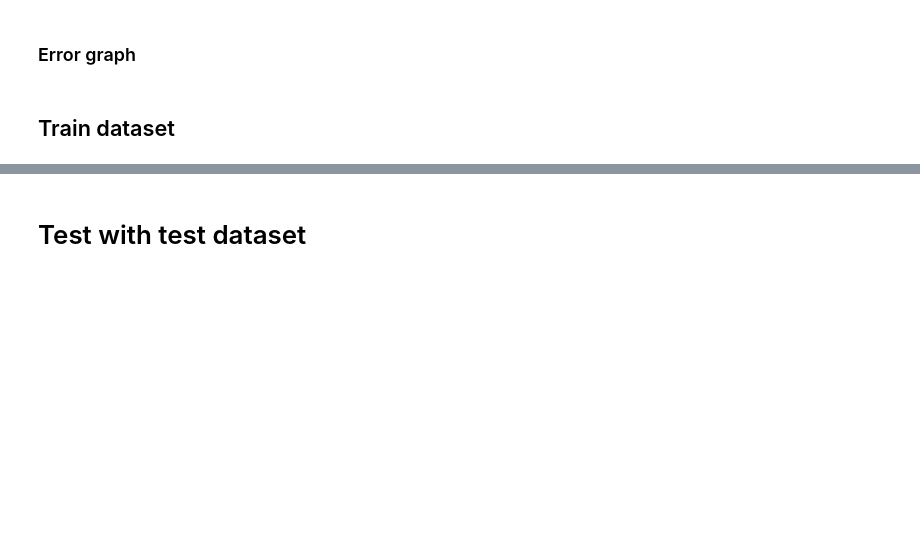
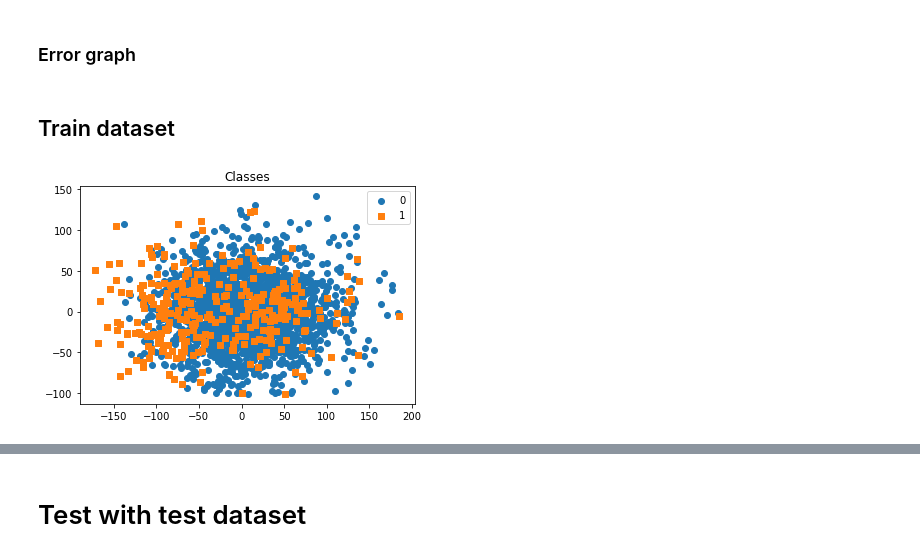
Before and after one commit to aschmirthan/TDT4173_project, a Jupyter notebook: KNN.ipynb, the cells around one changed output, grey strips where cells are left out. Cells and saved outputs as stored; diff of their text form; code cells hidden in the pictures; blank space fills up the shorter version.

Commit message:
optimized KNN and added images

```diff
--- a/KNN.ipynb
+++ b/KNN.ipynb
@@ -236,21 +247,23 @@ def plot_2d_space(X, y, label='Classes'):
 # %%
 #Random_state and test_split
 random_state = 1
 test_split = 0.2
 
 #Load data set
 df, X, y = loadData()
-plot_2d_space(X, y)
+
 #Split data set
 X_train, X_val, X_test, y_train, y_val, y_test = splitData(X, y, test_split, random_state)
-plot_2d_space(X_train, y_train)
+
 #Resample data set
 # X_train, y_train = resample_dataset(X_train, y_train, random_state)
-X_train, y_train = resample_SMOTE(X_train, y_train, random_state)
+# X_train, y_train = resample_SMOTE(X_train, y_train, random_state)
+
+#Scale data set
+# X_train, X_val, X_test = scale(X_train, X_val, X_test)
 plot_2d_space(X_train, y_train)
-#Scale data set
-X_train, X_val, X_test = scale(X_train, X_val, X_test)
-plot_2d_space(X_train, y_train)
+# %% [output]
+[figure, added]
 # %%
 # The metrics we are going to test with to find the best metric
 metrics = ["euclidean", "manhattan", "minkowski", "chebyshev"]
```
Also changed, not shown: parts of 15 cells of this notebook, 4 other files.
